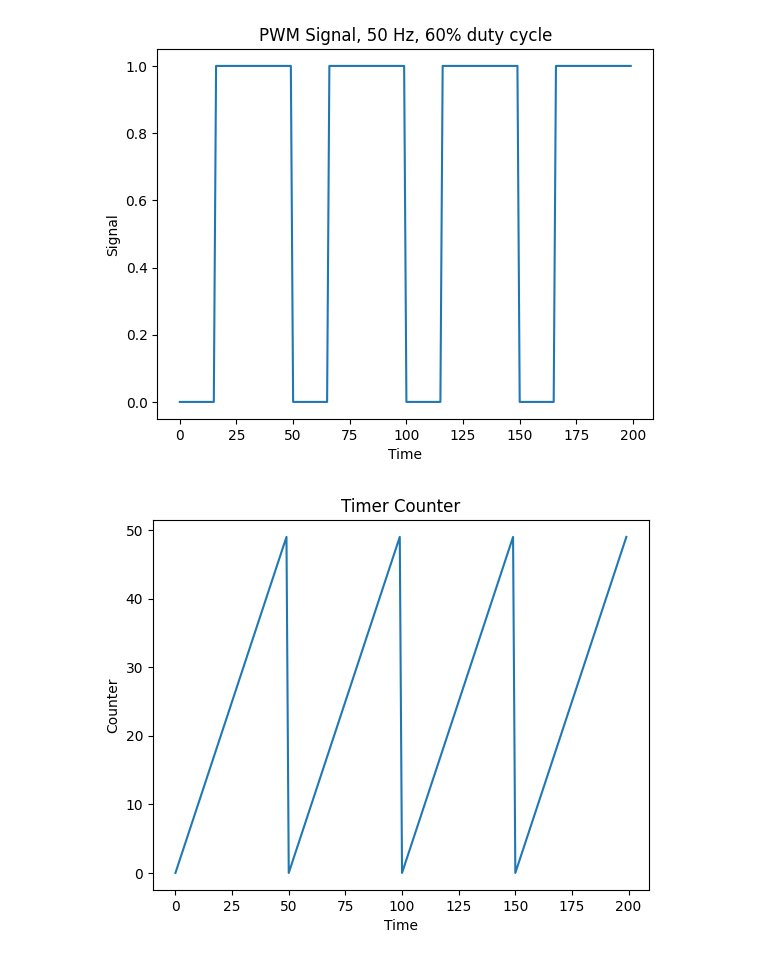
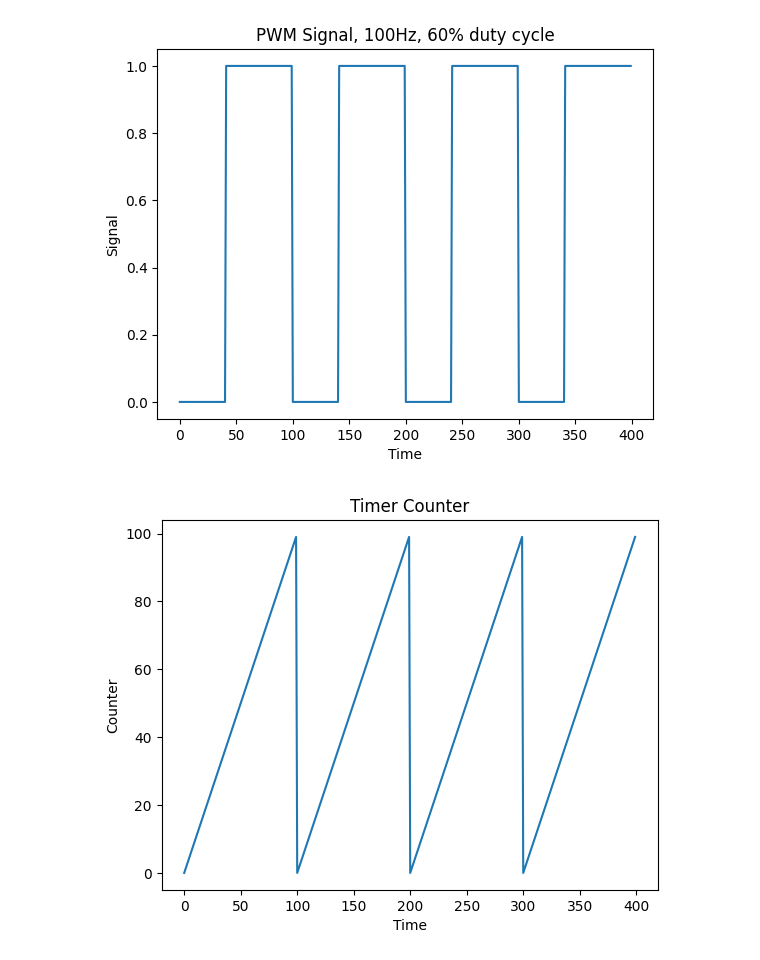
Before and after one commit to LiterallyTheOne/atmega32_lab, a Jupyter notebook: creating_plots/pwm_plots.ipynb, the cells around one changed output. Drawn from its saved outputs; the diff is of its cells as text; code cells hidden in the pictures.

Commit message:
Update the pwm plots to have 100 frequency

```diff
--- a/creating_plots/pwm_plots.ipynb
+++ b/creating_plots/pwm_plots.ipynb
@@ -2,4 +2,6 @@
 from matplotlib import pyplot as plt
 
 import numpy as np
+# %%
+FREQUENCY = 100
 # %%
@@ -18,27 +20,27 @@ plt.show()
 # %%
-x = np.arange(50 * 4)
+x = np.arange(FREQUENCY * 4)
 y = np.zeros_like(x)
 
-y[x % 50 > 15] = 1
+y[x % FREQUENCY > (1 - 0.6) * FREQUENCY] = 1
 
 plt.plot(x, y)
 plt.xlabel("Time")
 plt.ylabel("Signal")
-plt.title(r"PWM Signal, 50 Hz, 60% duty cycle")
+plt.title(f"PWM Signal, {FREQUENCY}Hz, 60% duty cycle")
 plt.show()
 # %% [output]
-[figure, old version]
+[figure, new version]
 # %%
-x = np.arange(50 * 4)
+x = np.arange(FREQUENCY * 4)
 
 z = x.copy()
-z = z % 50
+z = z % FREQUENCY
 
 plt.plot(x, z)
 plt.xlabel("Time")
 plt.ylabel("Counter")
 plt.title("Timer Counter")
 plt.show()
 # %% [output]
-[figure, old version]
+[figure, new version]
 # %%
```
Also changed, not shown: parts of 2 cells of this notebook.
